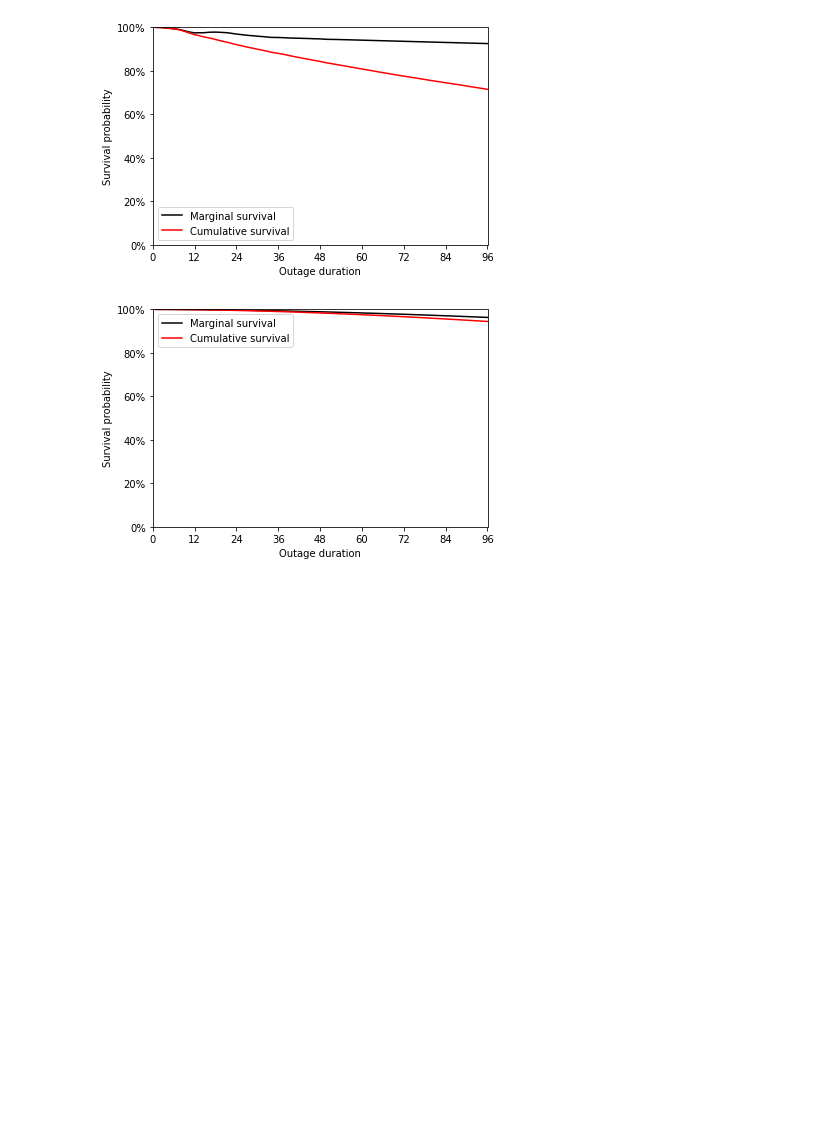
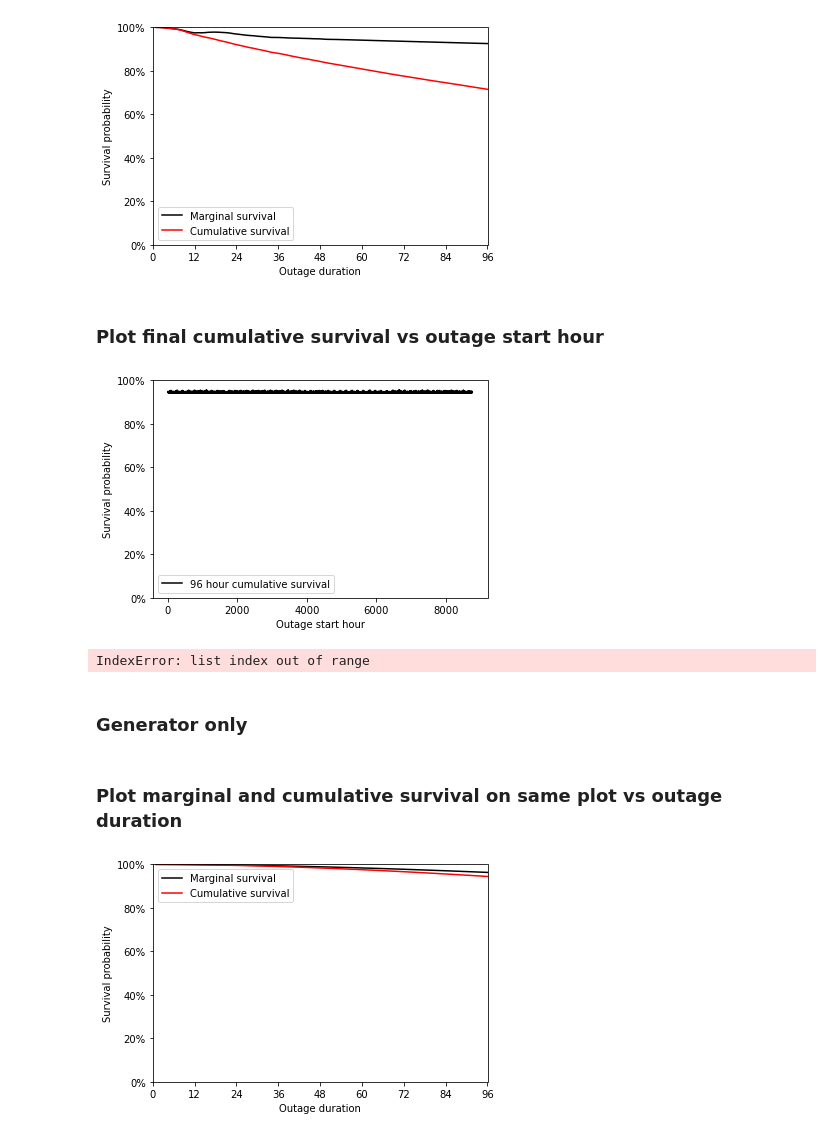
Before and after one commit to NREL/REopt-Analysis-Scripts, a Jupyter notebook: erp_tag3_case_study.ipynb, the cells around one changed output. Cells and saved outputs as stored; diff of their text form; code cells hidden in the pictures; blank space fills up the shorter version.

```diff
--- a/erp_tag3_case_study.ipynb
+++ b/erp_tag3_case_study.ipynb
@@ -224,0 +228,6 @@ main         INFO     Saved results to ./outputs/erp_tag3_erp_results_gen_only.j
+# %%
+cum_survival = erp_all_techs_outputs["outputs"]["mean_cumulative_survival_by_duration"]
+mar_survival = erp_all_techs_outputs["outputs"]["mean_marginal_survival_by_duration"]
+final_survival_by_start = erp_all_techs_outputs["outputs"]["cumulative_outage_survival_final_time_step"]
+max_duration = len(cum_survival)
+outage_durations = range(1, max_duration + 1)
@@ -251,3 +254,33 @@ plt.legend()
 plt.show()
 # %% [output]
 [figure]
+# %% [markdown]
+### Plot final cumulative survival vs outage start hour
+# %%
+plt.plot(range(8760), final_survival_by_start, linestyle='-', label = "{} hour cumulative survival".format(max_duration), color = "black")
+plt.xlabel("Outage start hour")
+plt.ylabel("Survival probability")
+plt.gca().yaxis.set_major_formatter(mtick.PercentFormatter(xmax=1.0))
+plt.ylim([0,1])
+plt.legend()
+plt.show()
+# %% [output]
+[figure, added]
+# %%
+month_start_time_steps = 24*[0, 31, 59, 90, 120, 150, 181, 212, 242, 273, 303, 334]
+final_survival_by_month = [np.mean(final_survival_by_start[month_start_time_steps[ts]:month_start_time_steps[ts+1]]) for ts in range(len(month_start_time_steps))]
+
+#                            np.mean(final_survival_by_start[0:31]),np.mean(final_survival_by_start[31:59]),
+#                            np.mean(final_survival_by_start[59:90]),np.mean(final_survival_by_start[90:120],
+#                            np.mean(final_survival_by_start[120:151]),np.mean(final_survival_by_start[151:]
+plt.plot(range(8760), final_survival_by_month, linestyle='-', label = "{} hour cumulative survival".format(max_duration), color = "black")
+plt.xlabel("Outage start hour")
+plt.ylabel("Survival probability")
+plt.gca().yaxis.set_major_formatter(mtick.PercentFormatter(xmax=1.0))
+plt.ylim([0,1])
+plt.legend()
+plt.show()
+# %% [output]
+IndexError: list index out of range
+# %% [markdown]
+### Generator only
@@ -254 +293,3 @@ plt.show()
+# %% [markdown]
+### Plot marginal and cumulative survival on same plot vs outage duration
 # %%
```
Also changed, not shown: parts of 14 cells of this notebook, 5 other files.
